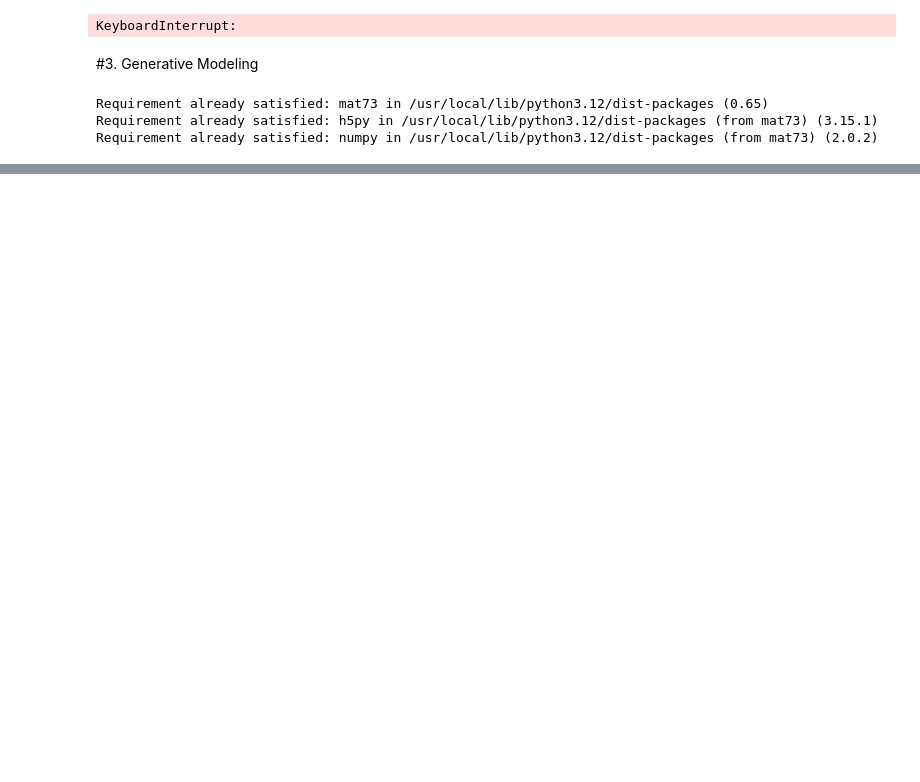
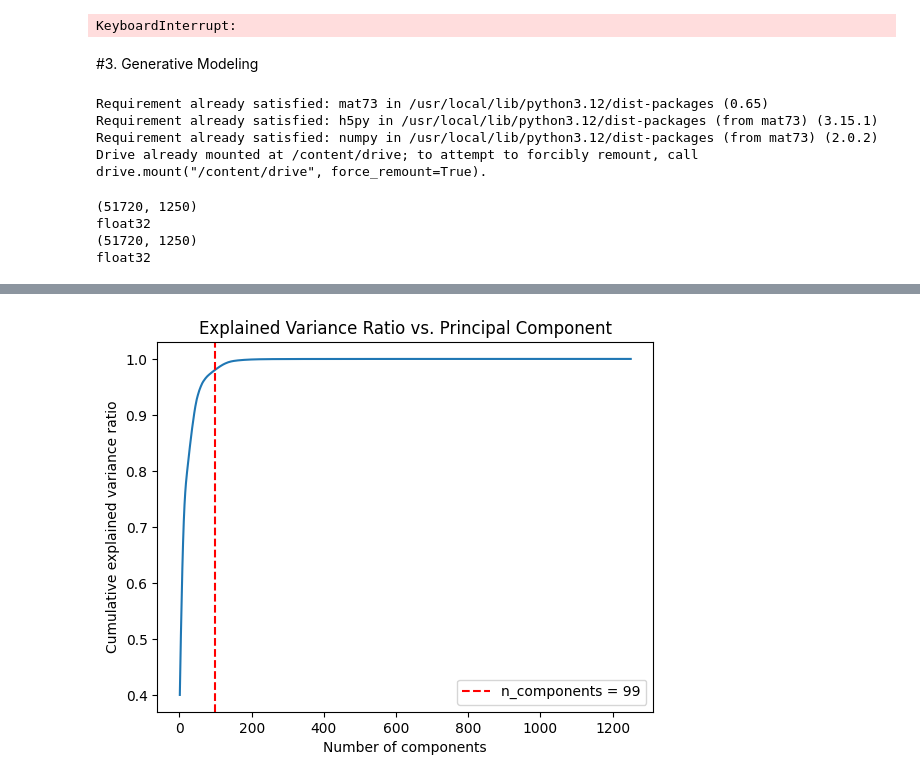
Before and after one commit to yiheng870106/Mathematics-of-Data-Science-Project-4-yiheng, a Jupyter notebook: project4.ipynb, the cells around one changed output, grey strips where cells are left out. Saved outputs shown, nothing was run; the diff lists cells and outputs as text; code cells hidden in the pictures; blank space fills up the shorter version.

```diff
--- a/project4.ipynb
+++ b/project4.ipynb
@@ -82,9 +82,9 @@ def load_mat_file(file_path):
     # print(data_dict.keys())
 
     # first handle Signals
-    ECG = data_dict['Signals'][:,0,:]
-    PPG = data_dict['Signals'][:,1,:]
-    ABP = data_dict['Signals'][:,2,:]
+    ECG = data_dict['Signals'][:,0,:].astype('float32')
+    PPG = data_dict['Signals'][:,1,:].astype('float32')
+    ABP = data_dict['Signals'][:,2,:].astype('float32')
     data_dict.pop("Signals", None)
 
     data_dict['Age'] = data_dict['Age'].tolist()
@@ -1336,13 +1271,22 @@ drive.mount('/content/drive')
 
 ABP = mat73.loadmat("/content/drive/MyDrive/pulsedb/VitalDB_CalBased_Test_Subset.mat")['Subset']['Signals'][:,2,:].astype('float32')
 # ABP = mat73.loadmat("/content/drive/MyDrive/pulsedb/VitalDB_Train_Subset.mat")['Subset']['Signals'][:,2,:].astype('float32')
+ABP_test = mat73.loadmat("/content/drive/MyDrive/pulsedb/VitalDB_CalBased_Test_Subset.mat")['Subset']['Signals'][:,2,:].astype('float32')
 # %% [output]
 Requirement already satisfied: mat73 in /usr/local/lib/python3.12/dist-packages (0.65)
 Requirement already satisfied: h5py in /usr/local/lib/python3.12/dist-packages (from mat73) (3.15.1)
 Requirement already satisfied: numpy in /usr/local/lib/python3.12/dist-packages (from mat73) (2.0.2)
+Drive already mounted at /content/drive; to attempt to forcibly remount, call drive.mount("/content/drive", force_remount=True).
 # %%
 print(ABP.shape)
 print(ABP.dtype)
+print(ABP_test.shape)
+print(ABP_test.dtype)
+# %% [output]
+(51720, 1250)
+float32
+(51720, 1250)
+float32
 # %%
 # First, perform a Principle Component Analysis (PCA) to understand the dimensionality of the ABP signals.
 # Perform an “elbow analysis” to determine the intrinsic linear dimension of the data.
@@ -1352,7 +1296,7 @@ from sklearn.decomposition import PCA
 import matplotlib.pyplot as plt
 
 
-ABP_scaled = StandardScaler().fit_transform(ABP)
+ABP_scaled = StandardScaler().fit_transform(ABP_test)
 pca = PCA()
 ABP_pca = pca.fit_transform(ABP_scaled)
 explained_variance_ratio = pca.explained_variance_ratio_
@@ -1380,3 +1324,4 @@ plt.ylabel('Cumulative explained variance ratio')
 plt.title('Explained Variance Ratio vs. Principal Component')
 plt.legend()
 plt.show()
+# %% [output]
@@ -1382,0 +1340 @@ plt.show()
+[figure, added]
```
Also changed, not shown: parts of 22 cells of this notebook.
